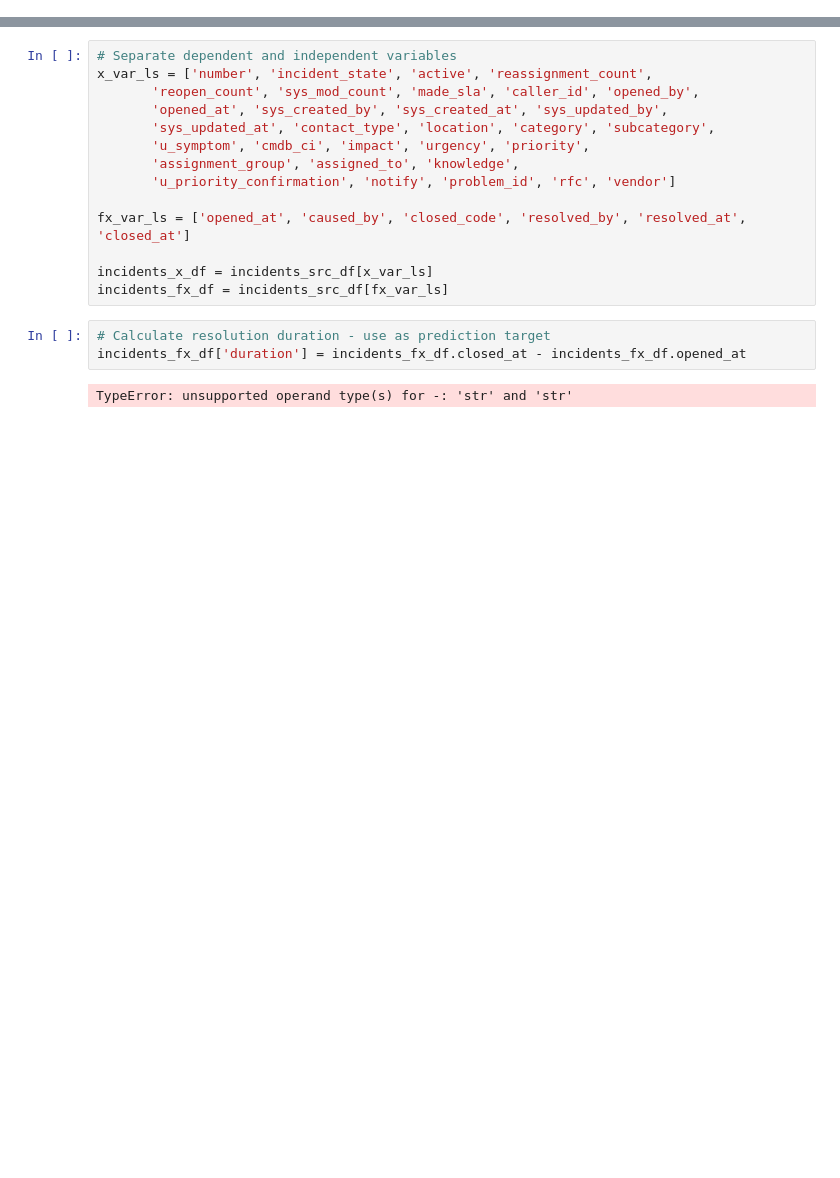
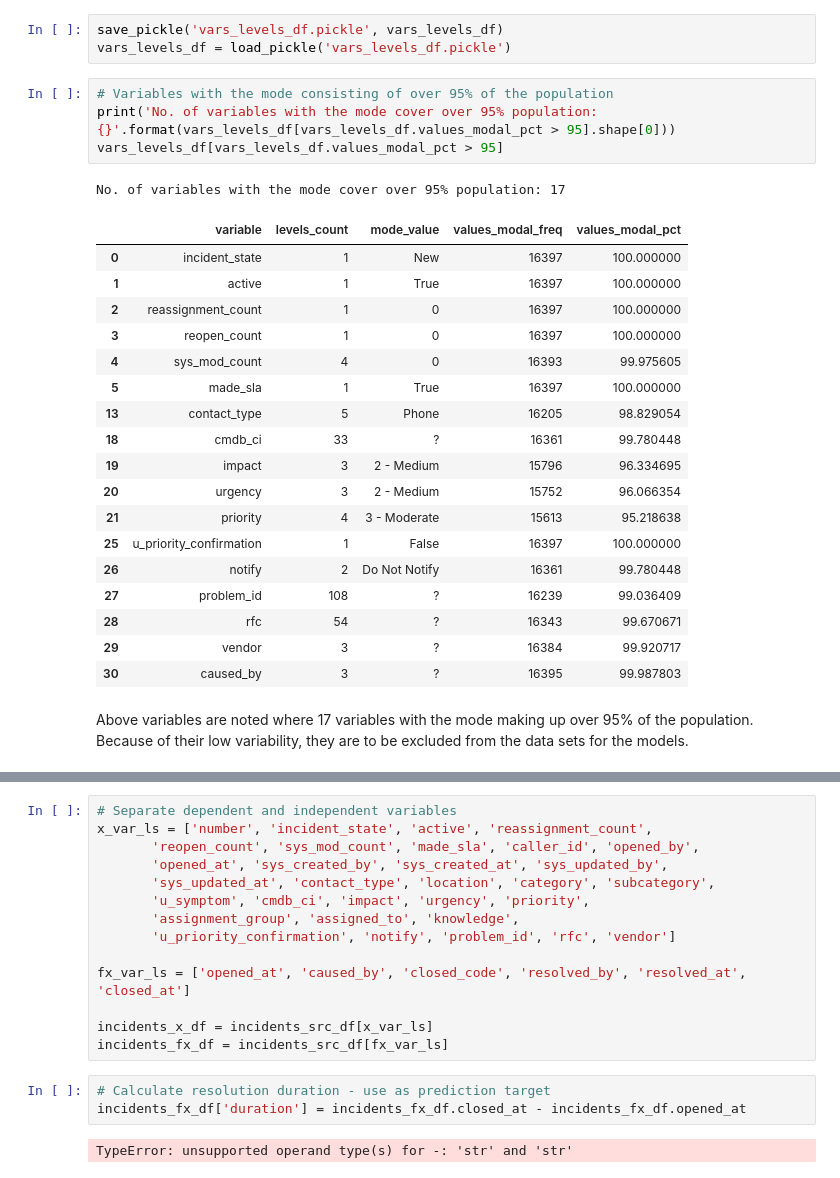
Before and after one commit to aaltrock/EDA, a Jupyter notebook: source_data_prep.ipynb, the cells around one changed output, grey strips where cells are left out. Drawn from its saved outputs; the diff is of its cells as text; blank space fills up the shorter version.

```diff
--- a/source_data_prep.ipynb
+++ b/source_data_prep.ipynb
@@ -7,0 +185,29 @@ incidents_src_df = pd.read_csv('incident_event_log.csv')
+# %%
+save_pickle('vars_levels_df.pickle', vars_levels_df)
+vars_levels_df = load_pickle('vars_levels_df.pickle')
+# %%
+# Variables with the mode consisting of over 95% of the population
+print('No. of variables with the mode cover over 95% population: {}'.format(vars_levels_df[vars_levels_df.values_modal_pct > 95].shape[0]))
+vars_levels_df[vars_levels_df.values_modal_pct > 95]
+# %% [output]
+No. of variables with the mode cover over 95% population: 17
+|  | variable | levels_count | mode_value | values_modal_freq | values_modal_pct |
+| 0 | incident_state | 1 | New | 16397 | 100.000000 |
+| 1 | active | 1 | True | 16397 | 100.000000 |
+| 2 | reassignment_count | 1 | 0 | 16397 | 100.000000 |
+| 3 | reopen_count | 1 | 0 | 16397 | 100.000000 |
+| 4 | sys_mod_count | 4 | 0 | 16393 | 99.975605 |
+| 5 | made_sla | 1 | True | 16397 | 100.000000 |
+| 13 | contact_type | 5 | Phone | 16205 | 98.829054 |
+| 18 | cmdb_ci | 33 | ? | 16361 | 99.780448 |
+| 19 | impact | 3 | 2 - Medium | 15796 | 96.334695 |
+| 20 | urgency | 3 | 2 - Medium | 15752 | 96.066354 |
+| 21 | priority | 4 | 3 - Moderate | 15613 | 95.218638 |
+| 25 | u_priority_confirmation | 1 | False | 16397 | 100.000000 |
+| 26 | notify | 2 | Do Not Notify | 16361 | 99.780448 |
+| 27 | problem_id | 108 | ? | 16239 | 99.036409 |
+| 28 | rfc | 54 | ? | 16343 | 99.670671 |
+| 29 | vendor | 3 | ? | 16384 | 99.920717 |
+| 30 | caused_by | 3 | ? | 16395 | 99.987803 |
+# %% [markdown]
+Above variables are noted where 17 variables with the mode making up over 95% of the population.  Because of their low variability, they are to be excluded from the data sets for the models.
```
Also changed, not shown: parts of 30 cells of this notebook, 9 other files.
